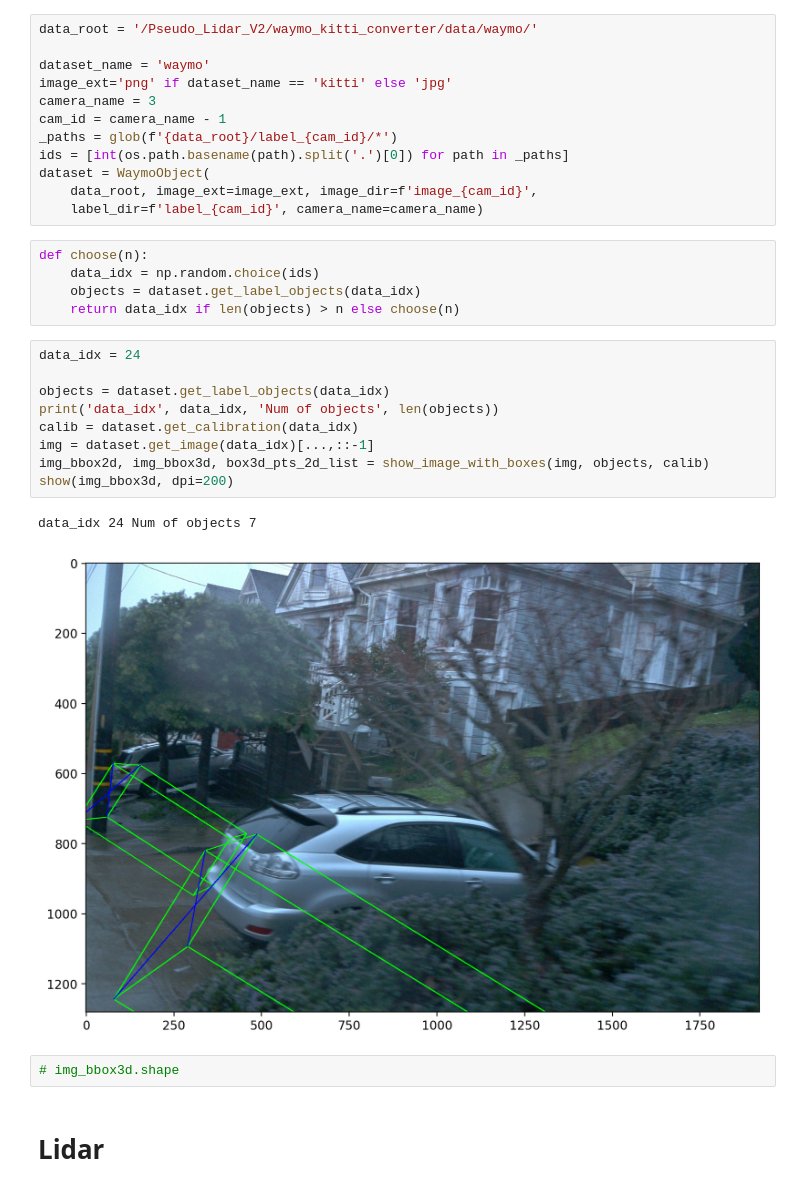
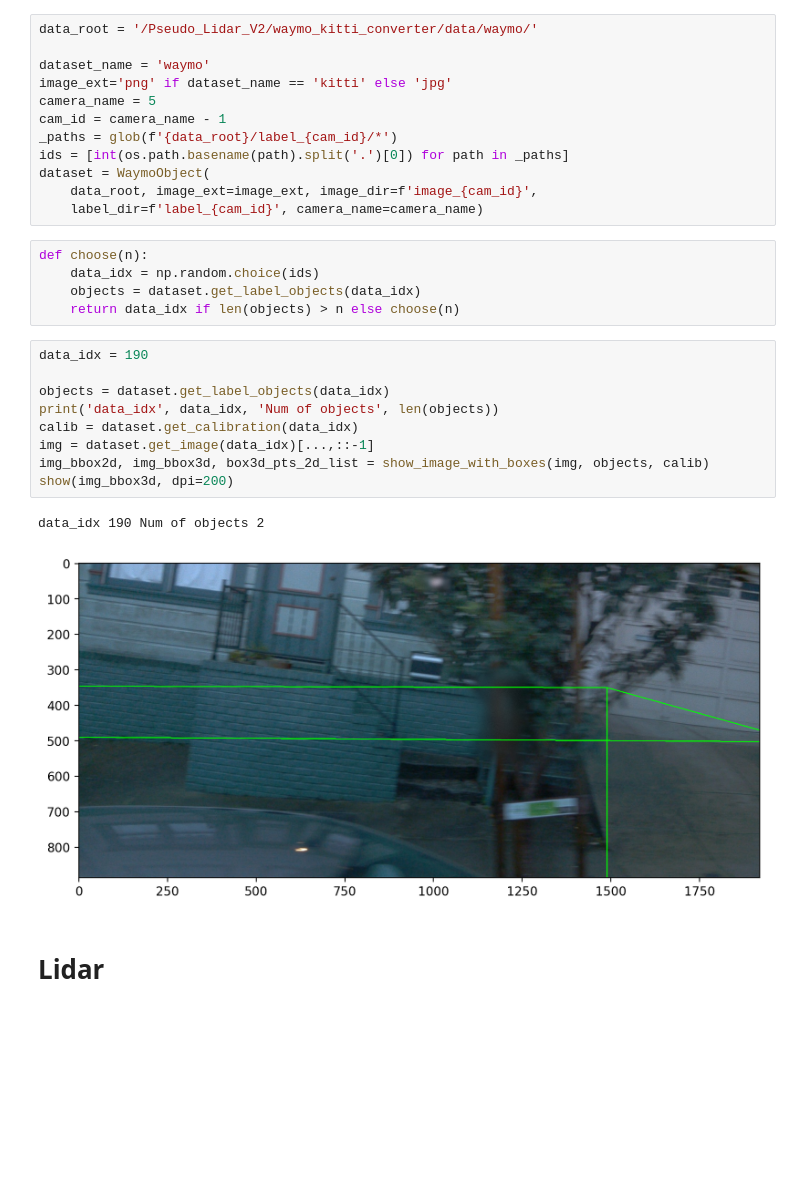
Before and after one commit to anhvth/Pseudo_Lidar_V2, a Jupyter notebook: waymo_kitti_converter/waymo-vis.ipynb, the cells around one changed output. Saved outputs shown, nothing was run; the diff lists cells and outputs as text; blank space fills up the shorter version.

```diff
--- a/waymo_kitti_converter/waymo-vis.ipynb
+++ b/waymo_kitti_converter/waymo-vis.ipynb
@@ -19,7 +22,7 @@ data_root = '/Pseudo_Lidar_V2/waymo_kitti_converter/data/waymo/'
 
 dataset_name = 'waymo'
 image_ext='png' if dataset_name == 'kitti' else 'jpg'
-camera_name = 3
+camera_name = 5
 cam_id = camera_name - 1
 _paths = glob(f'{data_root}/label_{cam_id}/*')
 ids = [int(os.path.basename(path).split('.')[0]) for path in _paths]
@@ -32,19 +35,17 @@ def choose(n):
     objects = dataset.get_label_objects(data_idx)
     return data_idx if len(objects) > n else choose(n)
 # %%
-data_idx = 24
+data_idx = 190
 
 objects = dataset.get_label_objects(data_idx)
 print('data_idx', data_idx, 'Num of objects', len(objects))
 calib = dataset.get_calibration(data_idx)
 img = dataset.get_image(data_idx)[...,::-1]
 img_bbox2d, img_bbox3d, box3d_pts_2d_list = show_image_with_boxes(img, objects, calib)
 show(img_bbox3d, dpi=200)
 # %% [output]
-data_idx 24 Num of objects 7
+data_idx 190 Num of objects 2
-[figure, old version]
+[figure, new version]
-# %%
-# img_bbox3d.shape
 # %% [markdown]
 # Lidar
 # %%
```
Also changed, not shown: parts of 1 cell of this notebook, 5 other files.
